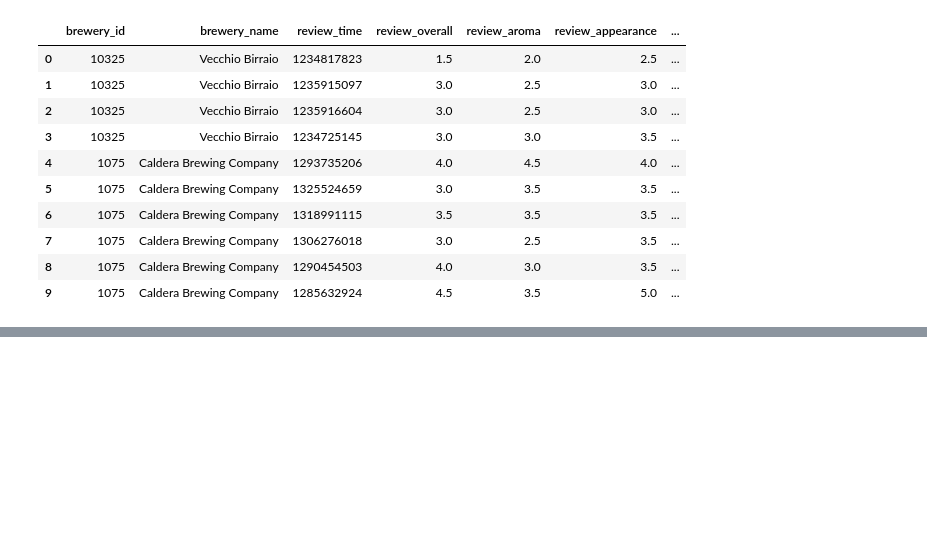
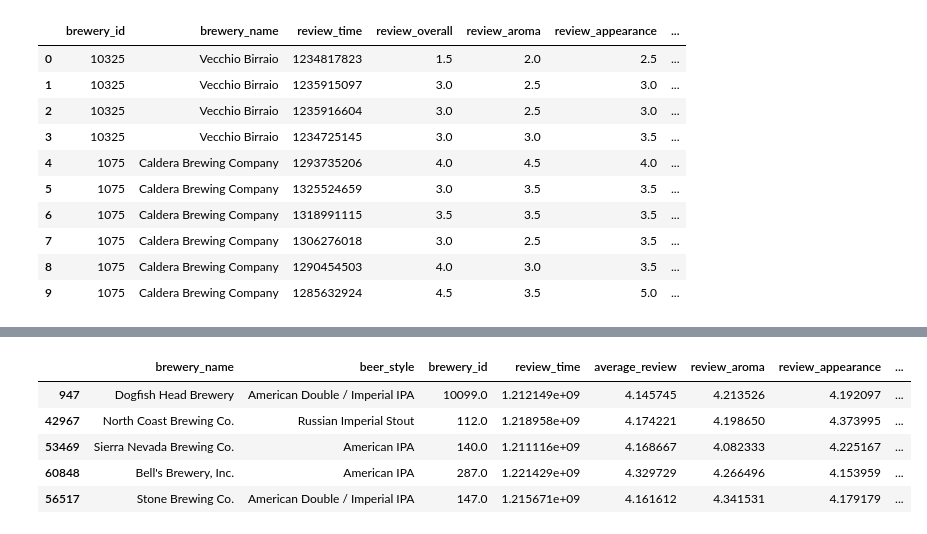
Before and after one commit to kreitlerj/Beer-Data-Project, a Jupyter notebook: Beer_Data_Cleaning.ipynb, the cells around one changed output, grey strips where cells are left out. Saved outputs shown, nothing was run; the diff lists cells and outputs as text; code cells hidden in the pictures; blank space fills up the shorter version.

```diff
--- a/Beer_Data_Cleaning.ipynb
+++ b/Beer_Data_Cleaning.ipynb
@@ -93,0 +108,13 @@ clean_list
+# %%
+#Create bins based on the fibonacci sequence in order to remove beers with a lower review count
+bins = [0, 1, 2, 3, 5, 8, 13, 21, 34, 55, 89, 144, 233, 377, 610, 987, 1597, 2584, 4181]
+review_count_slices = ['1', '2', '3', '4-5', '6-8', '9-13', '14-21', '22-34', '35-55', '56-89', '90-144', '145-233', '234-377', '378-610', '611-987', '988-1597', '1598-2584', '2585 and up']
+beer_sorted_data['review_count_slices'] = pd.cut(beer_sorted_data['review_count'], bins, labels=review_count_slices)
+beer_sorted_data.head()
+# %% [output]
+|  | brewery_name | beer_style | brewery_id | review_time | average_review | review_aroma | review_appearance | ... |
+| 947 | Dogfish Head Brewery | American Double / Imperial IPA | 10099.0 | 1.212149e+09 | 4.145745 | 4.213526 | 4.192097 | ... |
+| 42967 | North Coast Brewing Co. | Russian Imperial Stout | 112.0 | 1.218958e+09 | 4.174221 | 4.198650 | 4.373995 | ... |
+| 53469 | Sierra Nevada Brewing Co. | American IPA | 140.0 | 1.211116e+09 | 4.168667 | 4.082333 | 4.225167 | ... |
+| 60848 | Bell's Brewery, Inc. | American IPA | 287.0 | 1.221429e+09 | 4.329729 | 4.266496 | 4.153959 | ... |
+| 56517 | Stone Brewing Co. | American Double / Imperial IPA | 147.0 | 1.215671e+09 | 4.161612 | 4.341531 | 4.179179 | ... |
```
Also changed, not shown: parts of 19 cells of this notebook.
